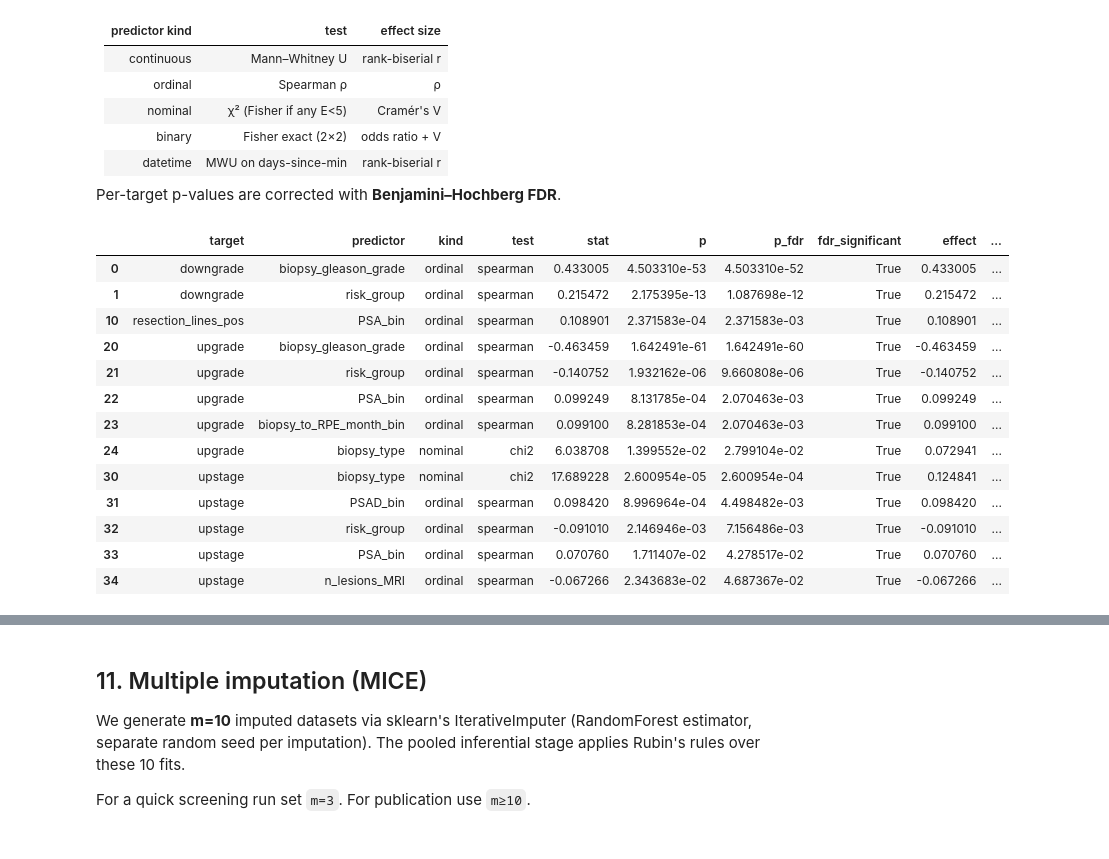
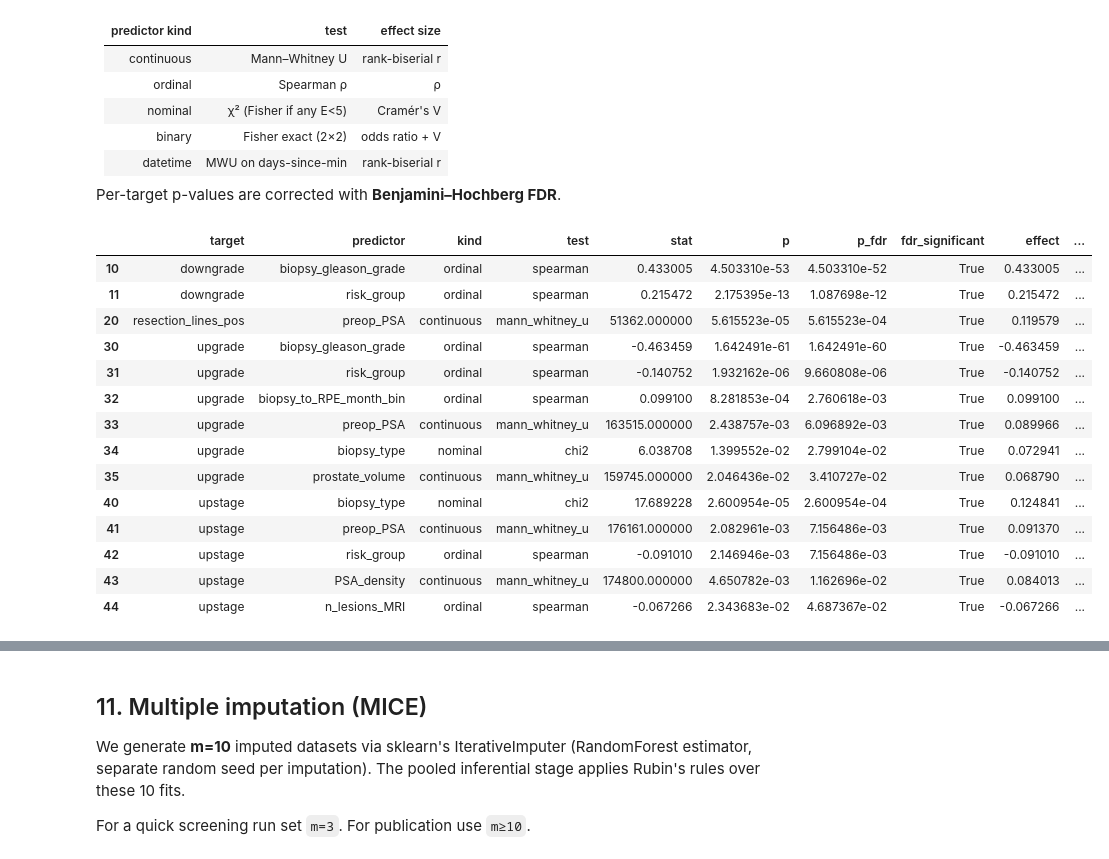
Before and after one commit to DrAndrushka/RPE_petijums, a Jupyter notebook: v2_RPE_notebook.ipynb, the cells around one changed output, grey strips where cells are left out. Saved outputs shown, nothing was run; the diff lists cells and outputs as text; code cells hidden in the pictures.

```diff
--- a/v2_RPE_notebook.ipynb
+++ b/v2_RPE_notebook.ipynb
@@ -275,7 +300,7 @@ drop_log = []
 # --- Examples below — edit / delete / uncomment for your dataset ---
 
 df = drop_rows(df, mask=df['lesion_1_MRI_PIRADS'].isna(),
-                reason='incorrect data, no lesion recorded', log=drop_log)
+                reason='lesion_1_MRI_PIRADS == 0', log=drop_log)
 
 # df = drop_rows(df, where='preop_PSA < 0',
 #                reason='negative PSA = data entry error', log=drop_log)
@@ -288,4 +313,15 @@ df = drop_rows(df, mask=df['lesion_1_MRI_PIRADS'].isna(),
 
 # --- summary table ---
 pd.DataFrame(drop_log) if drop_log else print('No rows dropped (uncomment examples above as needed)')
+
+export_cleaning_artifacts(
+    OUTPUT_ROOT,
+    n_rows_raw=len(df_raw),
+    n_rows_after_schema=n_rows_after_schema,
+    n_rows_final=len(df),
+    schema=schema,
+    drop_log=drop_log,
+    dupes=dupes,
+    schema_log=schema_log,
+)
 # %% [output]
@@ -584,6 +620,28 @@ if 'max_PIRADS' in df.columns:
         ordered_levels=['≤3', '4', '5'],
     )
 
+# -- 7. Clinically significant upgrade (specific GG shifts) --
+# Grade codes 1–5 = GG1–GG5. Event = any of these biopsy → RPE pairs:
+# GG1→GG3, GG1→GG4, GG2→GG3, GG2→GG4, GG2→GG5
+if 'biopsy_gleason_grade' in df.columns and 'RPE_grade' in df.columns:
+    bx = pd.to_numeric(df['biopsy_gleason_grade'], errors='coerce')
+    rpe = pd.to_numeric(df['RPE_grade'], errors='coerce')
+    _CLINICAL_GG_UPGRADE = {(1, 3), (1, 4), (2, 3), (2, 4), (2, 5)}
+    _pair_key = (
+        bx.astype('Int64').astype(str) + '→' + rpe.astype('Int64').astype(str)
+    )
+    _valid_keys = {f"{b}→{r}" for b, r in _CLINICAL_GG_UPGRADE}
+    out = pd.Series(pd.NA, index=df.index, dtype='boolean')
+    ok = bx.notna() & rpe.notna()
+    out.loc[ok] = _pair_key.loc[ok].isin(_valid_keys)
+    df['clinically_sig_upgrade_bin'] = out
+
+    schema['clinically_sig_upgrade_bin'] = ColSpec(
+        name='clinically_sig_upgrade_bin',
+        kind='binary',
+        note='GG1→3/4 or GG2→3/4/5 (grade codes 1-5)',
+    )
 
 df.filter(regex='_bin$|^psa_cat$').head()
+df['clinically_sig_upgrade_bin'].value_counts(dropna=False)
 # %% [output]
@@ -617,13 +679,13 @@ Name: count, dtype: int64
 
 This is the only place outcome variables and candidate predictors are declared.
 # %%
-TARGETS = ['upgrade', 'upstage', 'downgrade', 'resection_lines_pos']
+TARGETS = ['upgrade', 'upstage', 'downgrade', 'resection_lines_pos', 'clinically_sig_upgrade_bin']
 
 # Optional whitelist — leave None to use every testable column except the targets.
 PREDICTORS = ['biopsy_type',
-    'age_bin', 'PSA_bin', 'prostate_volume_bin', 'PSAD_bin', 'biopsy_to_RPE_month_bin', 'max_PIRADS', 'n_lesions_MRI',
-    'risk_group',
-    'biopsy_gleason_grade',
+    #'age_bin', 'PSA_bin','prostate_volume_bin', 'PSAD_bin', 'biopsy_to_RPE_days', 'lesion_1_MRI_PIRADS',
+    'age', 'preop_PSA', 'prostate_volume', 'PSA_density', 'biopsy_to_RPE_month_bin', 'max_PIRADS', 'n_lesions_MRI',
+    'risk_group', 'biopsy_gleason_grade'
 ]
 PREDICTORS = [c for c in PREDICTORS if c in df.columns]  # drop any missing names
 
@@ -646,29 +708,30 @@ Per-target p-values are corrected with **Benjamini–Hochberg FDR**.
 # %%
 assoc = screen_associations(
     df, schema,
     targets=TARGETS,
     predictors=PREDICTORS,
     positive_class=POSITIVE_CLASS,
     fdr_alpha=0.05,
     output_root=OUTPUT_ROOT,
 )
 
-assoc[assoc.fdr_significant]
+assoc[assoc['fdr_significant']]
 # %% [output]
 |  | target | predictor | kind | test | stat | p | p_fdr | fdr_significant | effect | ... |
-| 0 | downgrade | biopsy_gleason_grade | ordinal | spearman | 0.433005 | 4.503310e-53 | 4.503310e-52 | True | 0.433005 | ... |
-| 1 | downgrade | risk_group | ordinal | spearman | 0.215472 | 2.175395e-13 | 1.087698e-12 | True | 0.215472 | ... |
-| 10 | resection_lines_pos | PSA_bin | ordinal | spearman | 0.108901 | 2.371583e-04 | 2.371583e-03 | True | 0.108901 | ... |
-| 20 | upgrade | biopsy_gleason_grade | ordinal | spearman | -0.463459 | 1.642491e-61 | 1.642491e-60 | True | -0.463459 | ... |
-| 21 | upgrade | risk_group | ordinal | spearman | -0.140752 | 1.932162e-06 | 9.660808e-06 | True | -0.140752 | ... |
-| 22 | upgrade | PSA_bin | ordinal | spearman | 0.099249 | 8.131785e-04 | 2.070463e-03 | True | 0.099249 | ... |
-| 23 | upgrade | biopsy_to_RPE_month_bin | ordinal | spearman | 0.099100 | 8.281853e-04 | 2.070463e-03 | True | 0.099100 | ... |
-| 24 | upgrade | biopsy_type | nominal | chi2 | 6.038708 | 1.399552e-02 | 2.799104e-02 | True | 0.072941 | ... |
-| 30 | upstage | biopsy_type | nominal | chi2 | 17.689228 | 2.600954e-05 | 2.600954e-04 | True | 0.124841 | ... |
-| 31 | upstage | PSAD_bin | ordinal | spearman | 0.098420 | 8.996964e-04 | 4.498482e-03 | True | 0.098420 | ... |
-| 32 | upstage | risk_group | ordinal | spearman | -0.091010 | 2.146946e-03 | 7.156486e-03 | True | -0.091010 | ... |
-| 33 | upstage | PSA_bin | ordinal | spearman | 0.070760 | 1.711407e-02 | 4.278517e-02 | True | 0.070760 | ... |
-| 34 | upstage | n_lesions_MRI | ordinal | spearman | -0.067266 | 2.343683e-02 | 4.687367e-02 | True | -0.067266 | ... |
+| 10 | downgrade | biopsy_gleason_grade | ordinal | spearman | 0.433005 | 4.503310e-53 | 4.503310e-52 | True | 0.433005 | ... |
+| 11 | downgrade | risk_group | ordinal | spearman | 0.215472 | 2.175395e-13 | 1.087698e-12 | True | 0.215472 | ... |
+| 20 | resection_lines_pos | preop_PSA | continuous | mann_whitney_u | 51362.000000 | 5.615523e-05 | 5.615523e-04 | True | 0.119579 | ... |
+| 30 | upgrade | biopsy_gleason_grade | ordinal | spearman | -0.463459 | 1.642491e-61 | 1.642491e-60 | True | -0.463459 | ... |
+| 31 | upgrade | risk_group | ordinal | spearman | -0.140752 | 1.932162e-06 | 9.660808e-06 | True | -0.140752 | ... |
+| 32 | upgrade | biopsy_to_RPE_month_bin | ordinal | spearman | 0.099100 | 8.281853e-04 | 2.760618e-03 | True | 0.099100 | ... |
+| 33 | upgrade | preop_PSA | continuous | mann_whitney_u | 163515.000000 | 2.438757e-03 | 6.096892e-03 | True | 0.089966 | ... |
+| 34 | upgrade | biopsy_type | nominal | chi2 | 6.038708 | 1.399552e-02 | 2.799104e-02 | True | 0.072941 | ... |
+| 35 | upgrade | prostate_volume | continuous | mann_whitney_u | 159745.000000 | 2.046436e-02 | 3.410727e-02 | True | 0.068790 | ... |
+| 40 | upstage | biopsy_type | nominal | chi2 | 17.689228 | 2.600954e-05 | 2.600954e-04 | True | 0.124841 | ... |
+| 41 | upstage | preop_PSA | continuous | mann_whitney_u | 176161.000000 | 2.082961e-03 | 7.156486e-03 | True | 0.091370 | ... |
+| 42 | upstage | risk_group | ordinal | spearman | -0.091010 | 2.146946e-03 | 7.156486e-03 | True | -0.091010 | ... |
+| 43 | upstage | PSA_density | continuous | mann_whitney_u | 174800.000000 | 4.650782e-03 | 1.162696e-02 | True | 0.084013 | ... |
+| 44 | upstage | n_lesions_MRI | ordinal | spearman | -0.067266 | 2.343683e-02 | 4.687367e-02 | True | -0.067266 | ... |
 # %%
 # Full table
 assoc
```
Also changed, not shown: parts of 16 cells of this notebook, 6 other files.
